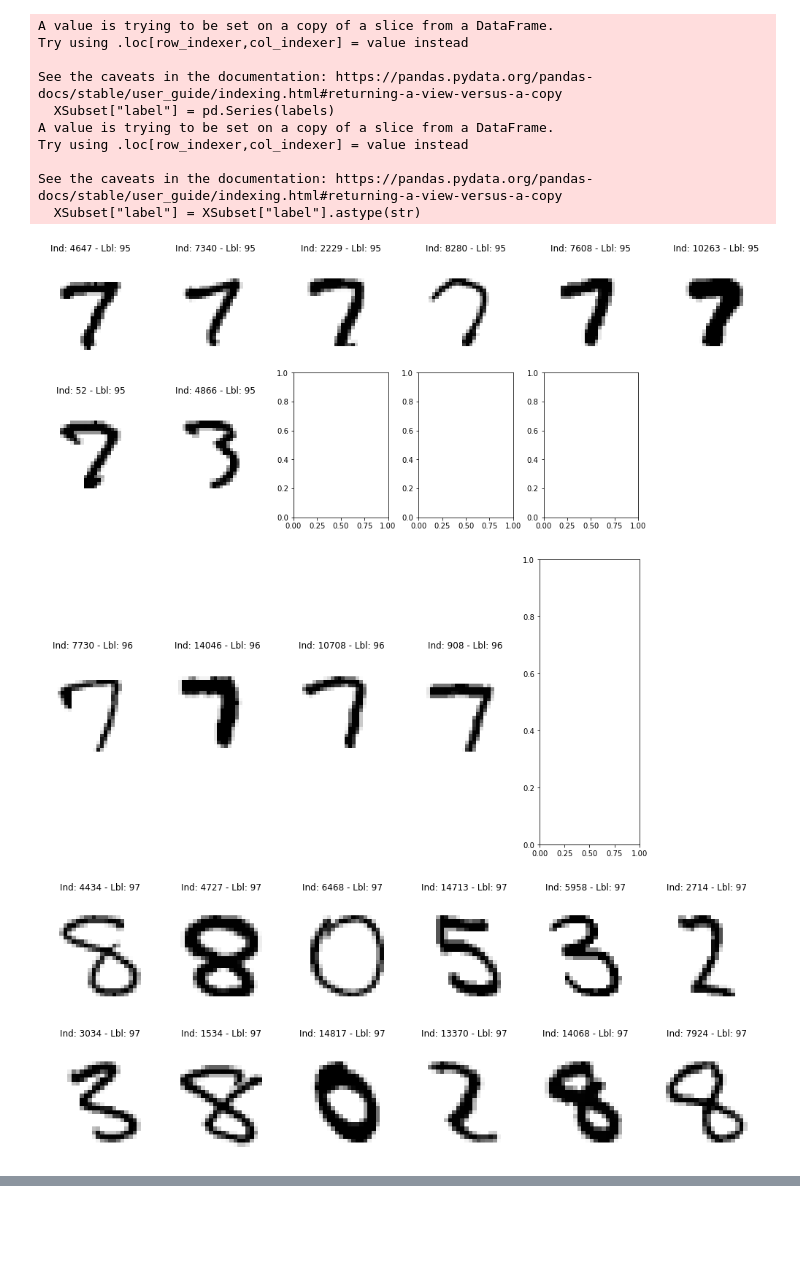
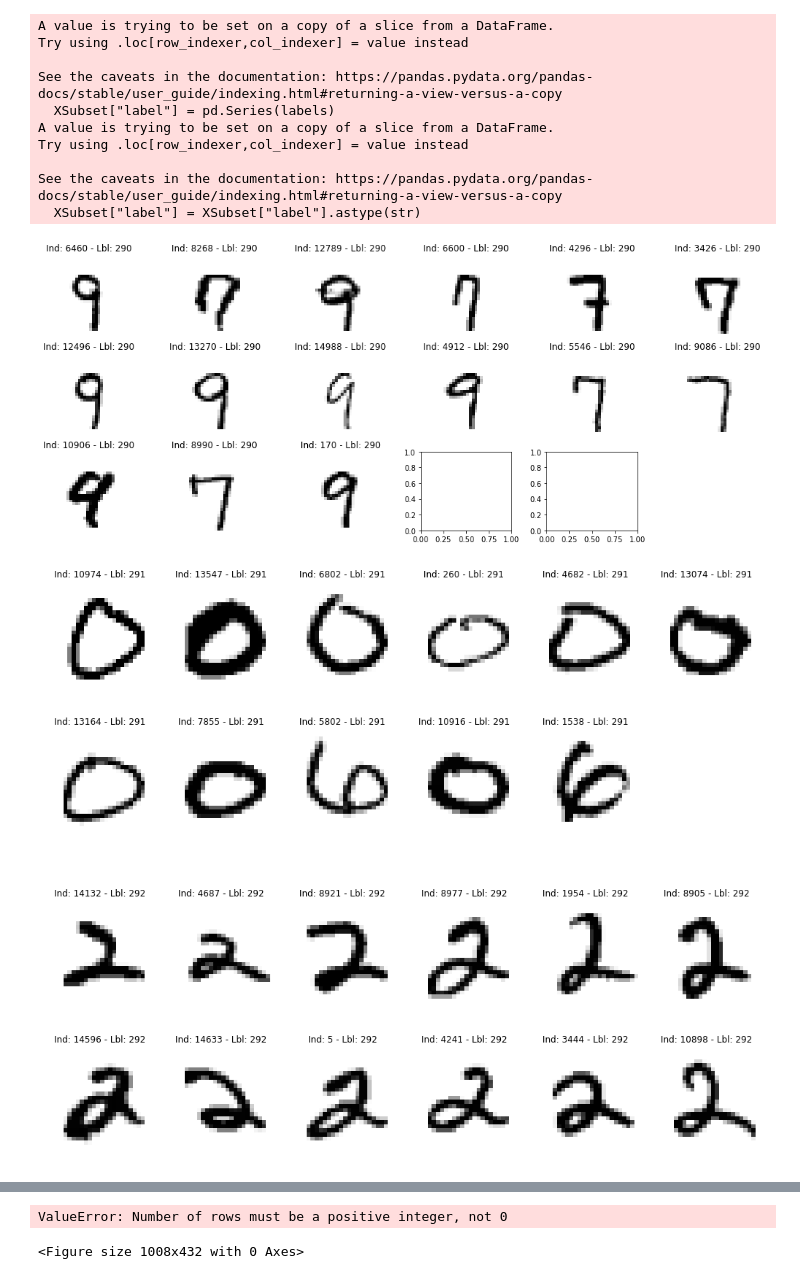
Before and after one commit to shaunmcgregor/ItML_Asn_3_Students, a Jupyter notebook: cluster_asn.ipynb, the cells around one changed output, grey strips where cells are left out. Cells and saved outputs as stored; diff of their text form; code cells hidden in the pictures; blank space fills up the shorter version.

```diff
--- a/cluster_asn.ipynb
+++ b/cluster_asn.ipynb
@@ -154,17 +154,17 @@ Try using .loc[row_indexer,col_indexer] = value instead
 See the caveats in the documentation: https://pandas.pydata.org/pandas-docs/stable/user_guide/indexing.html#returning-a-view-versus-a-copy
   XSubset["label"] = XSubset["label"].astype(str)
 # %%
-for i in range(95,101):
+for i in range(290,301):
     labelToCheck = i
     size = len(XSubset[XSubset["label"] == str(labelToCheck)])
     if size <= 3:
         indexesToUse = XSubset[XSubset["label"] == str(labelToCheck)].sample(size).index
     else:
         indexesToUse = XSubset[XSubset["label"] == str(labelToCheck)].sample(size//3).index
 
     indexesToUse
     showDigits(XSubset.drop(columns=["label"]),labels,indexesToUse)
 # %% [output]
-[figure, old version]
+[figure, new version]
-[figure, old version]
+[figure, new version]
-[figure, old version]
+[figure, new version]
@@ -174 +178,3 @@ for i in range(95,101):
+ValueError: Number of rows must be a positive integer, not 0
+<Figure size 1008x432 with 0 Axes>
 # %%
```
Also changed, not shown: parts of 2 cells of this notebook.
